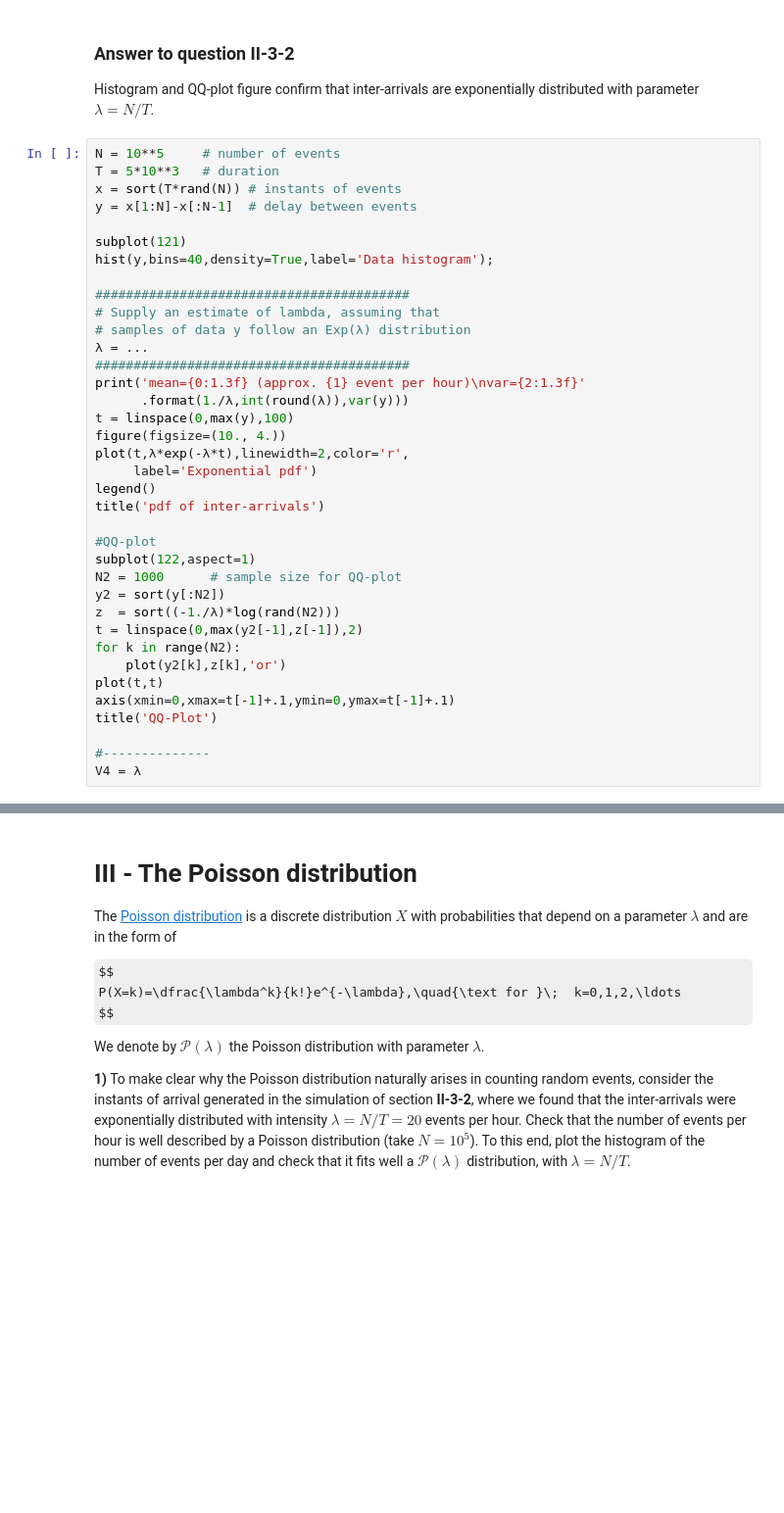
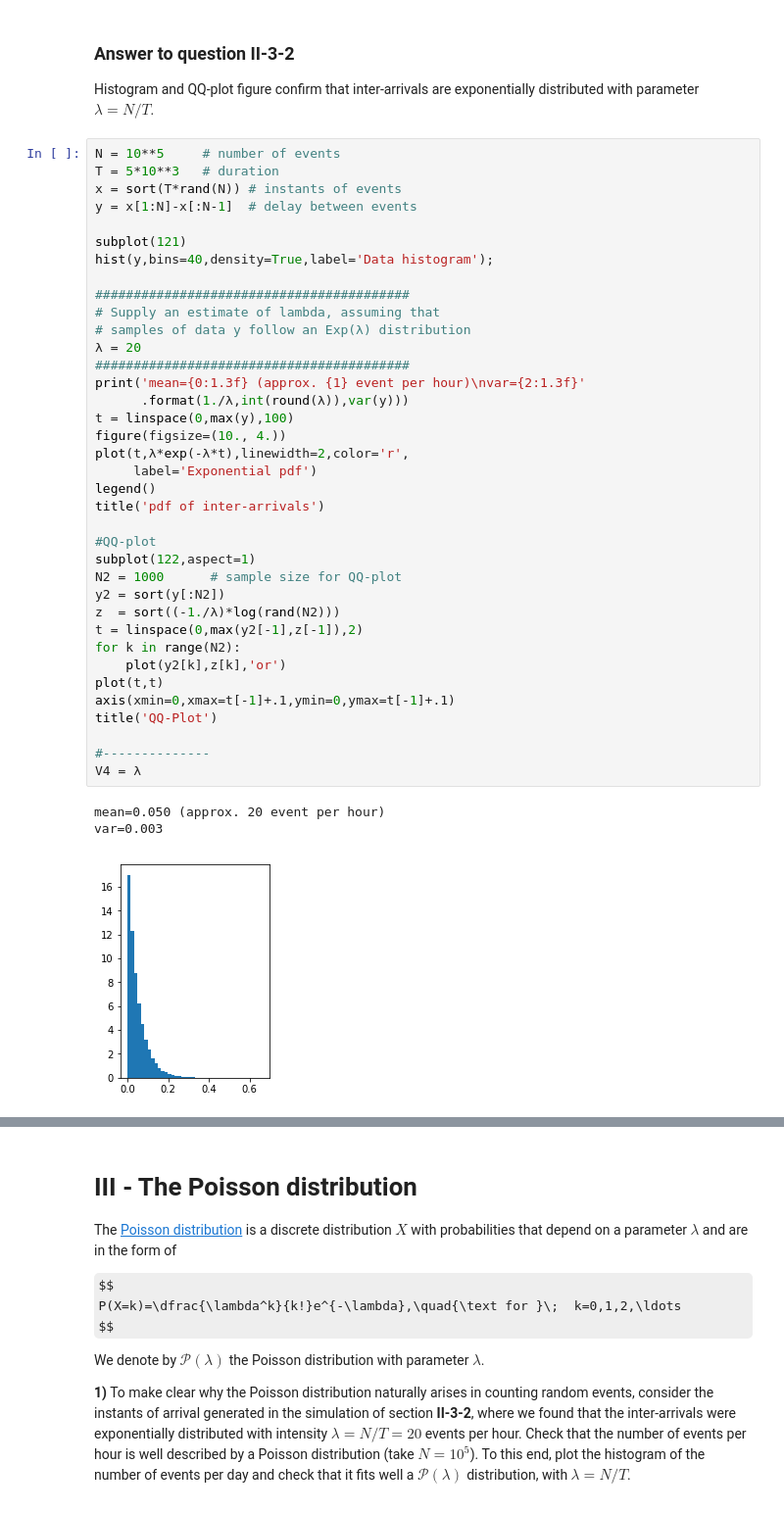
Before and after one commit to guanzgrace/edX-queueing-theory, a Jupyter notebook: Week1_Lab_part2.ipynb, the cells around one changed output, grey strips where cells are left out. Shown at 98% size. Saved outputs shown, nothing was run; the diff lists cells and outputs as text; some formulas as TeX source; blank space fills up the shorter version.

```diff
--- a/Week1_Lab_part2.ipynb
+++ b/Week1_Lab_part2.ipynb
@@ -191,31 +202,35 @@ y = x[1:N]-x[:N-1]  # delay between events
 subplot(121)
 hist(y,bins=40,density=True,label='Data histogram');
 
 #########################################
 # Supply an estimate of lambda, assuming that
 # samples of data y follow an Exp(λ) distribution
-λ = ...
+λ = 20
 #########################################
 print('mean={0:1.3f} (approx. {1} event per hour)\nvar={2:1.3f}'
       .format(1./λ,int(round(λ)),var(y)))
 t = linspace(0,max(y),100)
 figure(figsize=(10., 4.))
 plot(t,λ*exp(-λ*t),linewidth=2,color='r',
      label='Exponential pdf')
 legend()
 title('pdf of inter-arrivals')
 
 #QQ-plot
 subplot(122,aspect=1)
 N2 = 1000      # sample size for QQ-plot
 y2 = sort(y[:N2])
 z  = sort((-1./λ)*log(rand(N2)))
 t = linspace(0,max(y2[-1],z[-1]),2)
 for k in range(N2):
     plot(y2[k],z[k],'or')
 plot(t,t)
 axis(xmin=0,xmax=t[-1]+.1,ymin=0,ymax=t[-1]+.1)
 title('QQ-Plot')
 
 #--------------
 V4 = λ
+# %% [output]
+mean=0.050 (approx. 20 event per hour)
+var=0.003
+[figure, added]
```
Also changed, not shown: parts of 13 cells of this notebook, 3 other files.
